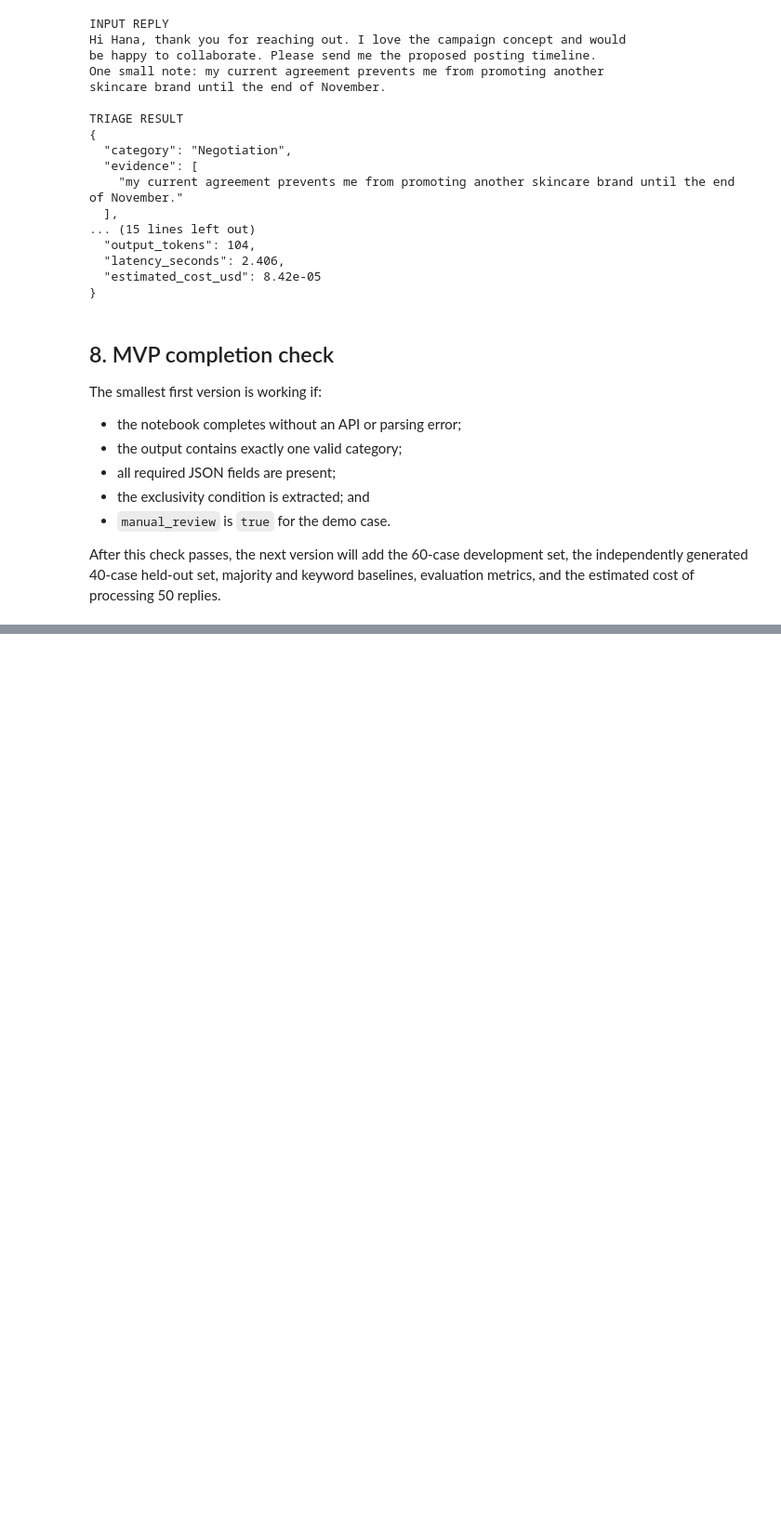
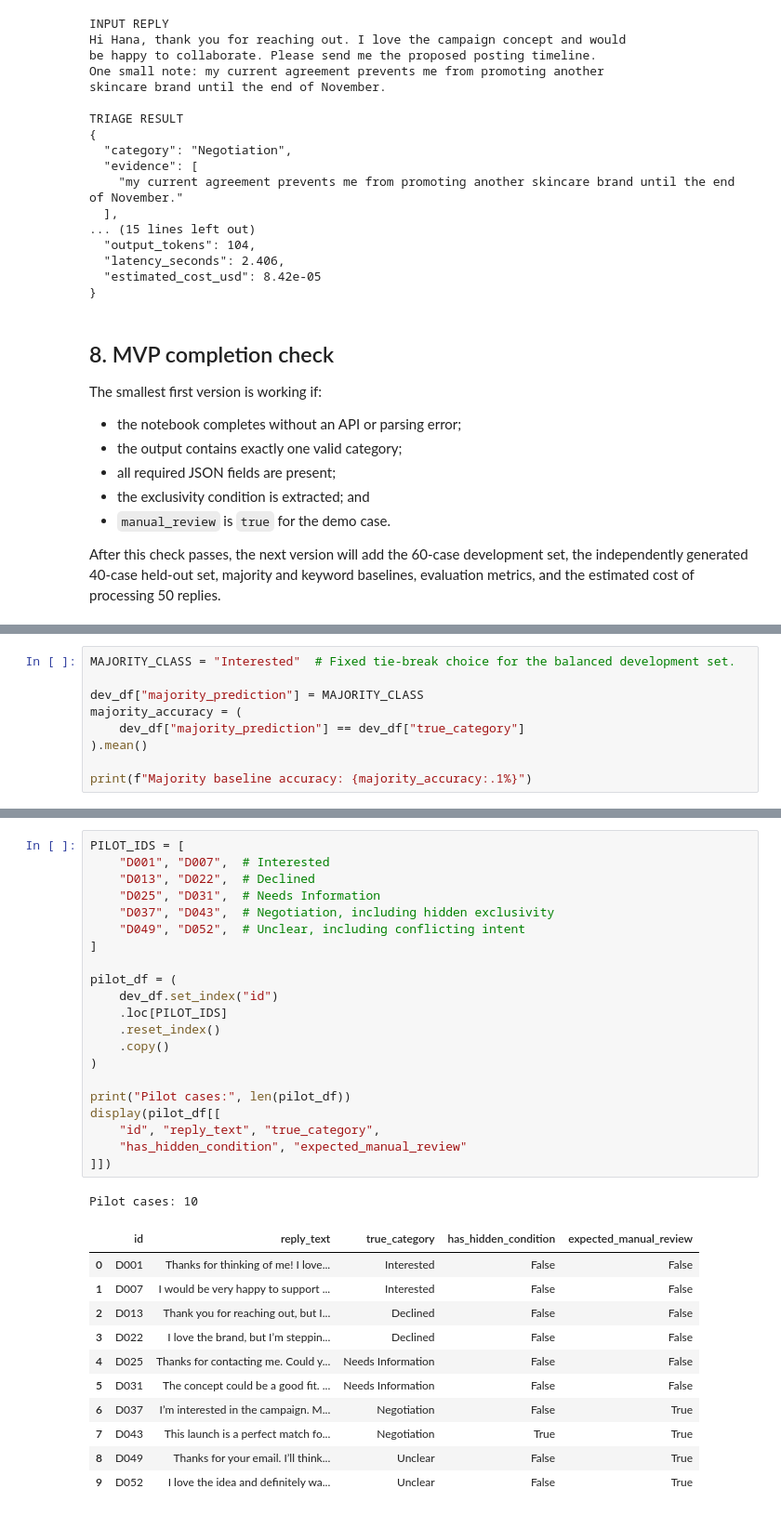
Before and after one commit to usmin1004/PE6201_END-OF-COURSE-PROJECT-, a Jupyter notebook: PE6201_Influencer_Reply_Triage_MVP.ipynb, the cells around one changed output, grey strips where cells are left out. Shown at 93% size. Saved outputs shown, nothing was run; the diff lists cells and outputs as text; blank space fills up the shorter version.

```diff
--- a/PE6201_Influencer_Reply_Triage_MVP.ipynb
+++ b/PE6201_Influencer_Reply_Triage_MVP.ipynb
@@ -289,0 +394,9 @@ After this check passes, the next version will add the 60-case development set,
+# %%
+MAJORITY_CLASS = "Interested"  # Fixed tie-break choice for the balanced development set.
+
+dev_df["majority_prediction"] = MAJORITY_CLASS
+majority_accuracy = (
+    dev_df["majority_prediction"] == dev_df["true_category"]
+).mean()
+
+print(f"Majority baseline accuracy: {majority_accuracy:.1%}")
@@ -289,0 +569,34 @@ After this check passes, the next version will add the 60-case development set,
+# %%
+PILOT_IDS = [
+    "D001", "D007",  # Interested
+    "D013", "D022",  # Declined
+    "D025", "D031",  # Needs Information
+    "D037", "D043",  # Negotiation, including hidden exclusivity
+    "D049", "D052",  # Unclear, including conflicting intent
+]
+
+pilot_df = (
+    dev_df.set_index("id")
+    .loc[PILOT_IDS]
+    .reset_index()
+    .copy()
+)
+
+print("Pilot cases:", len(pilot_df))
+display(pilot_df[[
+    "id", "reply_text", "true_category",
+    "has_hidden_condition", "expected_manual_review"
+]])
+# %% [output]
+Pilot cases: 10
+|  | id | reply_text | true_category | has_hidden_condition | expected_manual_review |
+| 0 | D001 | Thanks for thinking of me! I love... | Interested | False | False |
+| 1 | D007 | I would be very happy to support ... | Interested | False | False |
+| 2 | D013 | Thank you for reaching out, but I... | Declined | False | False |
+| 3 | D022 | I love the brand, but I’m steppin... | Declined | False | False |
+| 4 | D025 | Thanks for contacting me. Could y... | Needs Information | False | False |
+| 5 | D031 | The concept could be a good fit. ... | Needs Information | False | False |
+| 6 | D037 | I’m interested in the campaign. M... | Negotiation | False | True |
+| 7 | D043 | This launch is a perfect match fo... | Negotiation | True | True |
+| 8 | D049 | Thanks for your email. I’ll think... | Unclear | False | True |
+| 9 | D052 | I love the idea and definitely wa... | Unclear | False | True |
```
Also changed, not shown: parts of 25 cells of this notebook, 1 other file.
